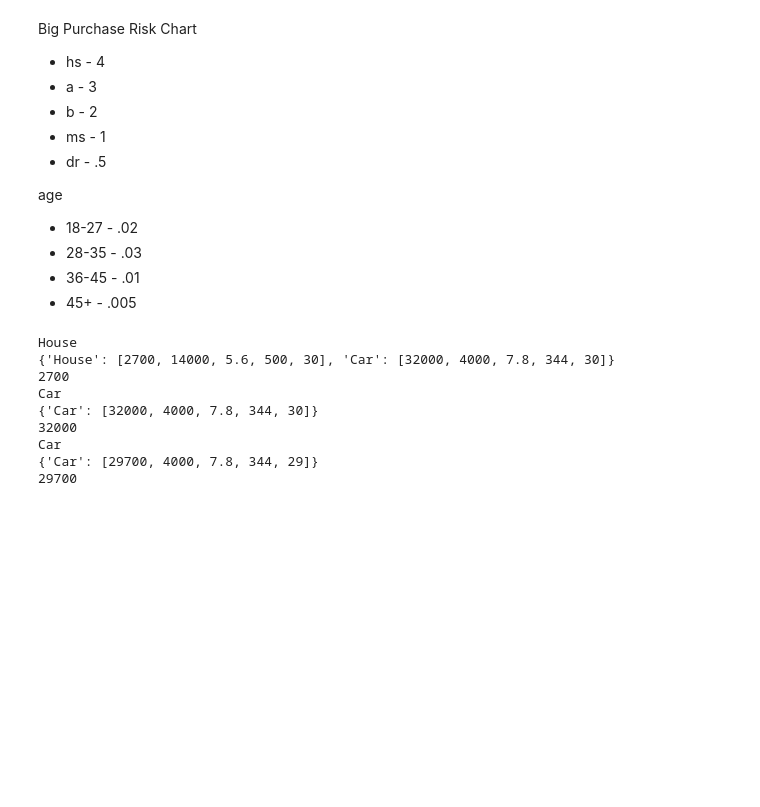
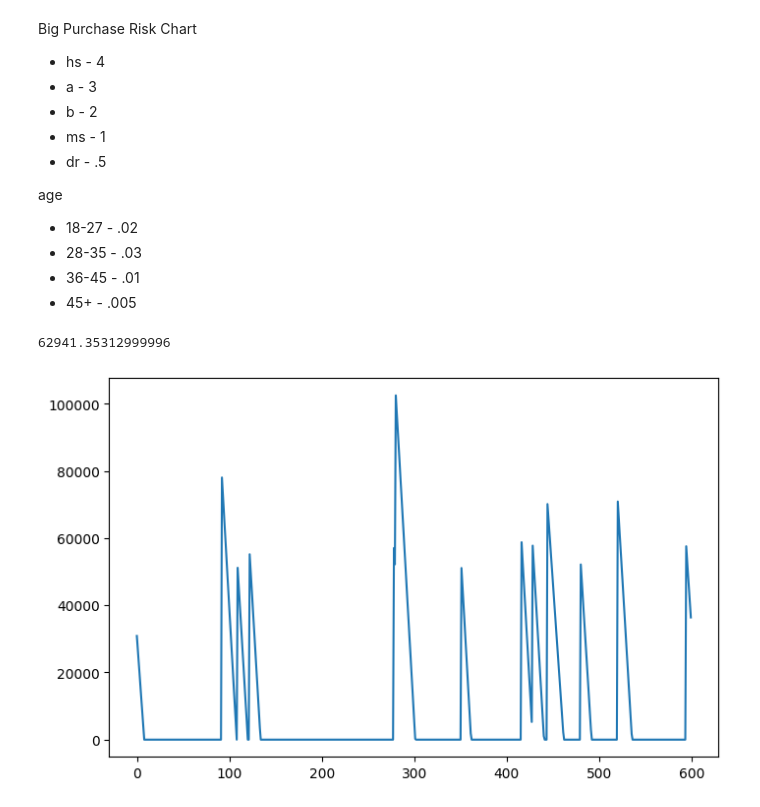
Before and after one commit to TrueDisciple/FianlUncertain, a Jupyter notebook: FinalOlympics.ipynb, the cells around one changed output. Cells and saved outputs as stored; diff of their text form; code cells hidden in the pictures; blank space fills up the shorter version.

```diff
--- a/FinalOlympics.ipynb
+++ b/FinalOlympics.ipynb
@@ -326,7 +326,9 @@ def genNewDebt(debtor):
             cost = random.randint(20000, 50000) + (1000 * debtor[3])
             initial_dp = random.randint(0,5000)
             interest_rate = random.randint(5,20) - (initial_dp / 1000)
-            monthlyPayment = cost / random.choice([24, 36, 48]) * (interest_rate/100)
+            monthlyPayment = cost / random.choice([24, 36, 48])
+            monthlyPayment += monthlyPayment * (interest_rate/100)
+
             debtObj = {f"Car{id}": [cost, initial_dp, round(interest_rate,2), round(monthlyPayment, 2), 30]}
     # Add Medical Debt
     elif debtType == 1:
@@ -335,7 +337,7 @@ def genNewDebt(debtor):
             initial_dp = random.randint(0,5000)
             interest_rate = random.randint(5,20) - (initial_dp / 1000)
             monthlyPayment = cost / random.choice([36, 42, 60]) * (interest_rate/100)
-            debtObj = {f"Medical{id}": [cost, initial_dp, interest_rate, monthlyPayment, 30]}
+            debtObj = {f"Medical{id}": [cost, initial_dp, round(interest_rate,2), round(monthlyPayment, 2), 30]}
     # Add A Credit Card
     elif debtType == 2:
         if debtor[2] > risk:
@@ -343,7 +345,7 @@ def genNewDebt(debtor):
             initial_dp = random.randint(0,5000)
             interest_rate = random.randint(0,20) - (initial_dp / 1000)
             monthlyPayment = cost / random.choice([36, 42, 60]) * (interest_rate/100)
-            debtObj = {f"Credit Card{id}": [cost, initial_dp, interest_rate, monthlyPayment, 30]}
+            debtObj = {f"Credit Card{id}": [cost, initial_dp, round(interest_rate,2), round(monthlyPayment, 2), 30]}
     # Add Personal Loan
     else:
         if debtor[2] > risk:
@@ -351,7 +353,7 @@ def genNewDebt(debtor):
             initial_dp = random.randint(0,5000)
             interest_rate = random.randint(0,20) - (initial_dp / 1000)
             monthlyPayment = cost / random.choice([36, 42, 60]) * (interest_rate/100)
-            debtObj = {f"Personal Loan{id}": [cost, initial_dp, interest_rate, monthlyPayment, 30]}
+            debtObj = {f"Personal Loan{id}": [cost, initial_dp, round(interest_rate,2), round(monthlyPayment, 2), 30]}
 
     return debtObj
 # %%
@@ -387,15 +448,23 @@ def gameLoop(player, playerOwns):
 # %%
-player = ['b', '34', .06, 34, 5000, 'fcfs']
-playerOwns = {'House': [2700, 14000, 5.6, 500, 30], 'Car': [32000, 4000, 7.8, 344, 30]}
+player = ['b', '34', .02, 34, 5000, 'priority']
+playerOwns = {'House': [270000, 14000, 5.6, 500, 30], 'Car': [32000, 4000, 7.8, 344, 30]}
 
-totalDebt = gameLoop(player, playerOwns)
+
+total_Table = []
+total_Tax = []
+
+for i in range(1000):
+    totalDebt, intrestcost = gameLoop(player, playerOwns)
+    if len(total_Table) == 0:
+        for j in range(len(totalDebt)):
+            total_Table.append(totalDebt[j])
+    for l in range(len(totalDebt)):
+        total_Table[l] += totalDebt[l]
+    total_Tax.append(intrestcost)
-# %% [output]
-House
-{'House': [2700, 14000, 5.6, 500, 30], 'Car': [32000, 4000, 7.8, 344, 30]}
-2700
-Car
-{'Car': [32000, 4000, 7.8, 344, 30]}
-32000
-Car
-{'Car': [29700, 4000, 7.8, 344, 29]}
-29700
+# %%
+plt.figure(figsize=(8,5))
+plt.plot(totalDebt)
+print(sum(total_Tax)/len(total_Tax))
+# %% [output]
+62941.35312999996
+[figure, added]
```
Also changed, not shown: parts of 1 cell of this notebook.
